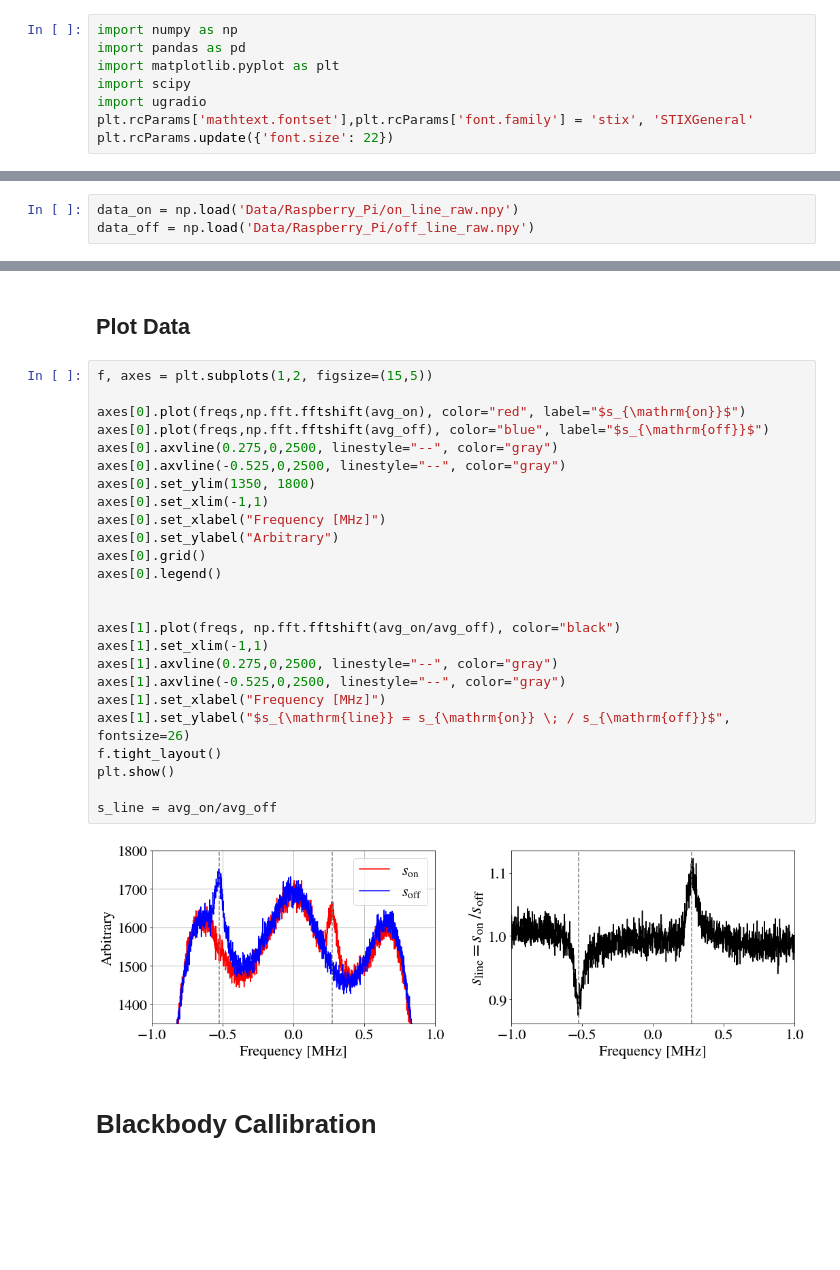
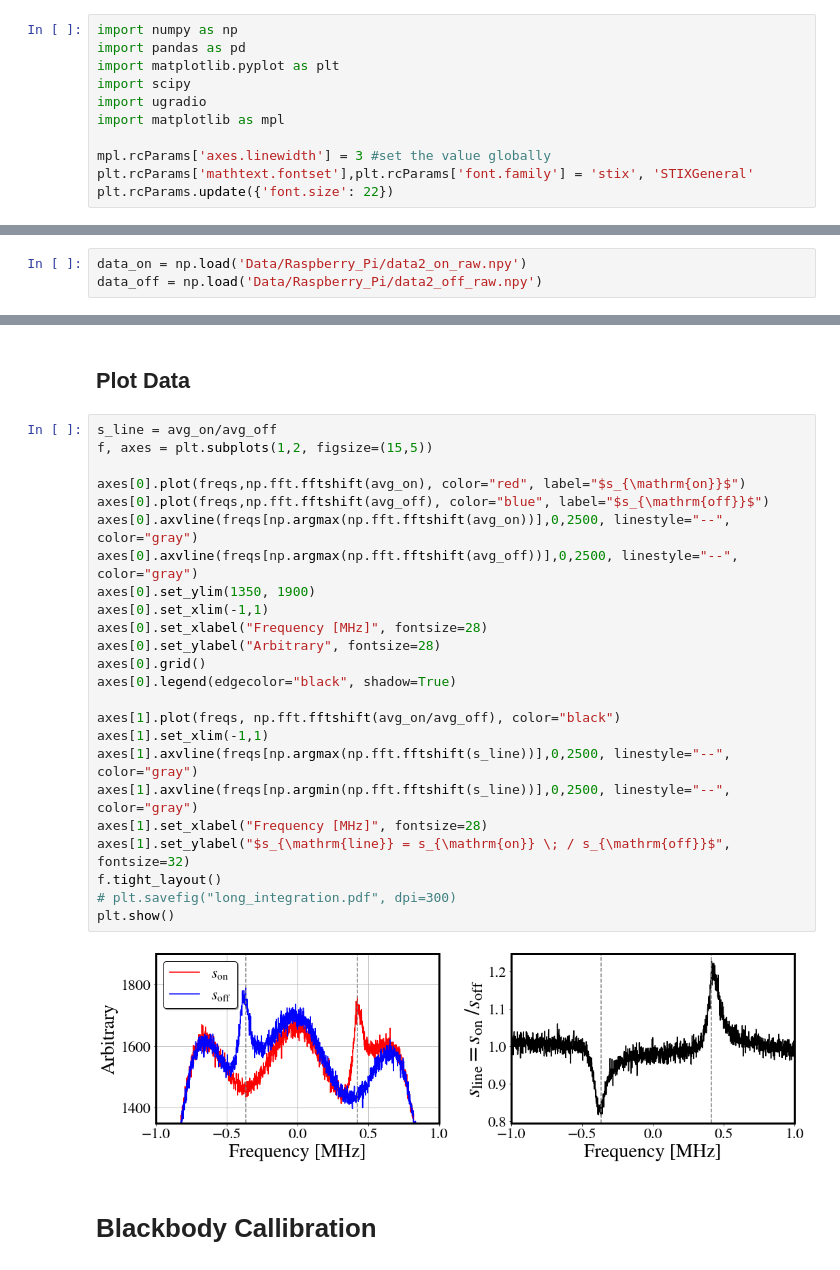
Before and after one commit to James11222/radiolab_repo, a Jupyter notebook: lab2/James/Lab2_Analysis.ipynb, the cells around one changed output, grey strips where cells are left out. Cells and saved outputs as stored; diff of their text form; blank space fills up the shorter version.

```diff
--- a/lab2/James/Lab2_Analysis.ipynb
+++ b/lab2/James/Lab2_Analysis.ipynb
@@ -4,13 +4,16 @@ import pandas as pd
 import matplotlib.pyplot as plt
 import scipy
 import ugradio
+import matplotlib as mpl
+
+mpl.rcParams['axes.linewidth'] = 3 #set the value globally
 plt.rcParams['mathtext.fontset'],plt.rcParams['font.family'] = 'stix', 'STIXGeneral'
 plt.rcParams.update({'font.size': 22})
 # %% [markdown]
 # Load in Initial On/Off Data
 # %%
-data_on = np.load('Data/Raspberry_Pi/on_line_raw.npy')
-data_off = np.load('Data/Raspberry_Pi/off_line_raw.npy')
+data_on = np.load('Data/Raspberry_Pi/data2_on_raw.npy')
+data_off = np.load('Data/Raspberry_Pi/data2_off_raw.npy')
 # %% [markdown]
 ## Calculate the Average Power
 # %%
@@ -31,32 +34,31 @@ avg_off = calc_ave_power(data_off)
 # %% [markdown]
 ## Plot Data
 # %%
+s_line = avg_on/avg_off
 f, axes = plt.subplots(1,2, figsize=(15,5))
 
 axes[0].plot(freqs,np.fft.fftshift(avg_on), color="red", label="$s_{\mathrm{on}}$")
 axes[0].plot(freqs,np.fft.fftshift(avg_off), color="blue", label="$s_{\mathrm{off}}$")
-axes[0].axvline(0.275,0,2500, linestyle="--", color="gray")
-axes[0].axvline(-0.525,0,2500, linestyle="--", color="gray")
-axes[0].set_ylim(1350, 1800)
+axes[0].axvline(freqs[np.argmax(np.fft.fftshift(avg_on))],0,2500, linestyle="--", color="gray")
+axes[0].axvline(freqs[np.argmax(np.fft.fftshift(avg_off))],0,2500, linestyle="--", color="gray")
+axes[0].set_ylim(1350, 1900)
 axes[0].set_xlim(-1,1)
-axes[0].set_xlabel("Frequency [MHz]")
-axes[0].set_ylabel("Arbitrary")
+axes[0].set_xlabel("Frequency [MHz]", fontsize=28)
+axes[0].set_ylabel("Arbitrary", fontsize=28)
 axes[0].grid()
-axes[0].legend()
-
+axes[0].legend(edgecolor="black", shadow=True)
 
 axes[1].plot(freqs, np.fft.fftshift(avg_on/avg_off), color="black")
 axes[1].set_xlim(-1,1)
-axes[1].axvline(0.275,0,2500, linestyle="--", color="gray")
-axes[1].axvline(-0.525,0,2500, linestyle="--", color="gray")
-axes[1].set_xlabel("Frequency [MHz]")
-axes[1].set_ylabel("$s_{\mathrm{line}} = s_{\mathrm{on}} \; / s_{\mathrm{off}}$", fontsize=26)
+axes[1].axvline(freqs[np.argmax(np.fft.fftshift(s_line))],0,2500, linestyle="--", color="gray")
+axes[1].axvline(freqs[np.argmin(np.fft.fftshift(s_line))],0,2500, linestyle="--", color="gray")
+axes[1].set_xlabel("Frequency [MHz]", fontsize=28)
+axes[1].set_ylabel("$s_{\mathrm{line}} = s_{\mathrm{on}} \; / s_{\mathrm{off}}$", fontsize=32)
 f.tight_layout()
+# plt.savefig("long_integration.pdf", dpi=300)
 plt.show()
-
-s_line = avg_on/avg_off
 # %% [output]
-[figure, old version]
+[figure, new version]
 # %% [markdown]
 # Blackbody Callibration
 # %%
```
Also changed, not shown: parts of 15 cells of this notebook, 5 other files.
